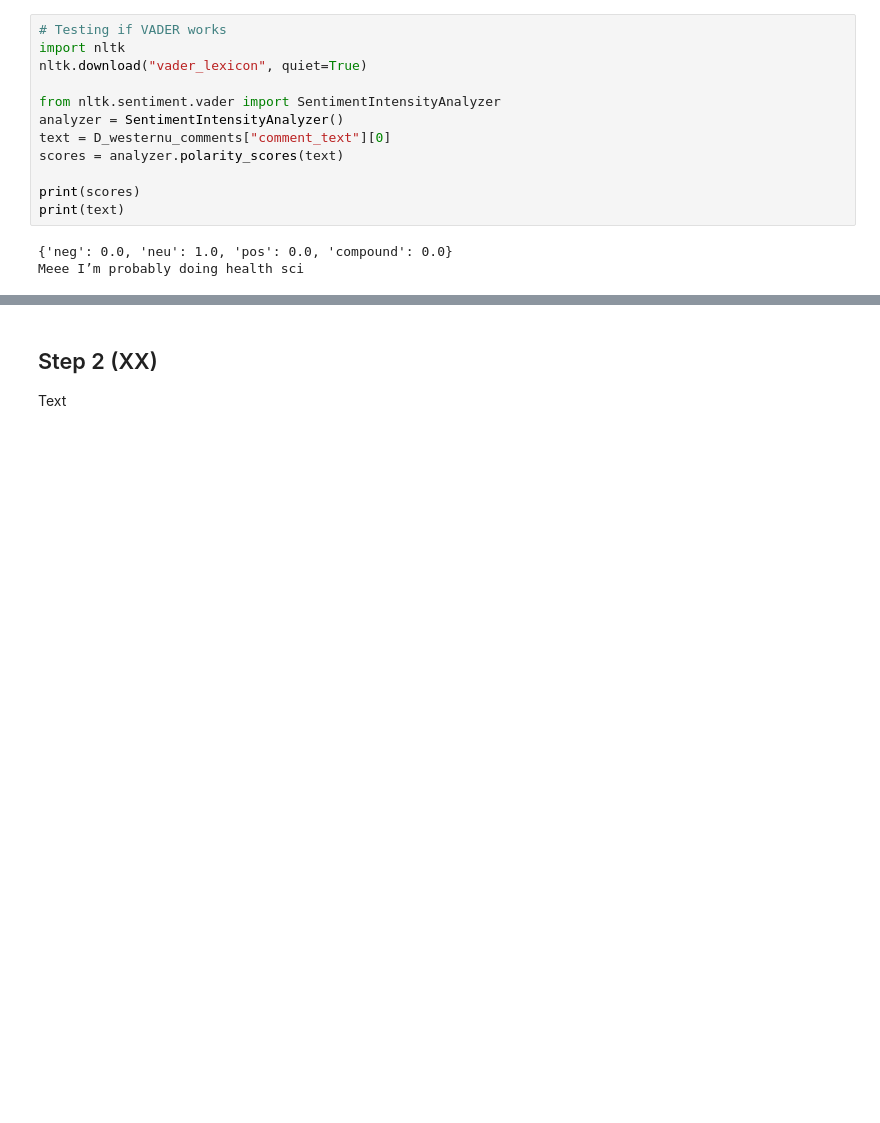
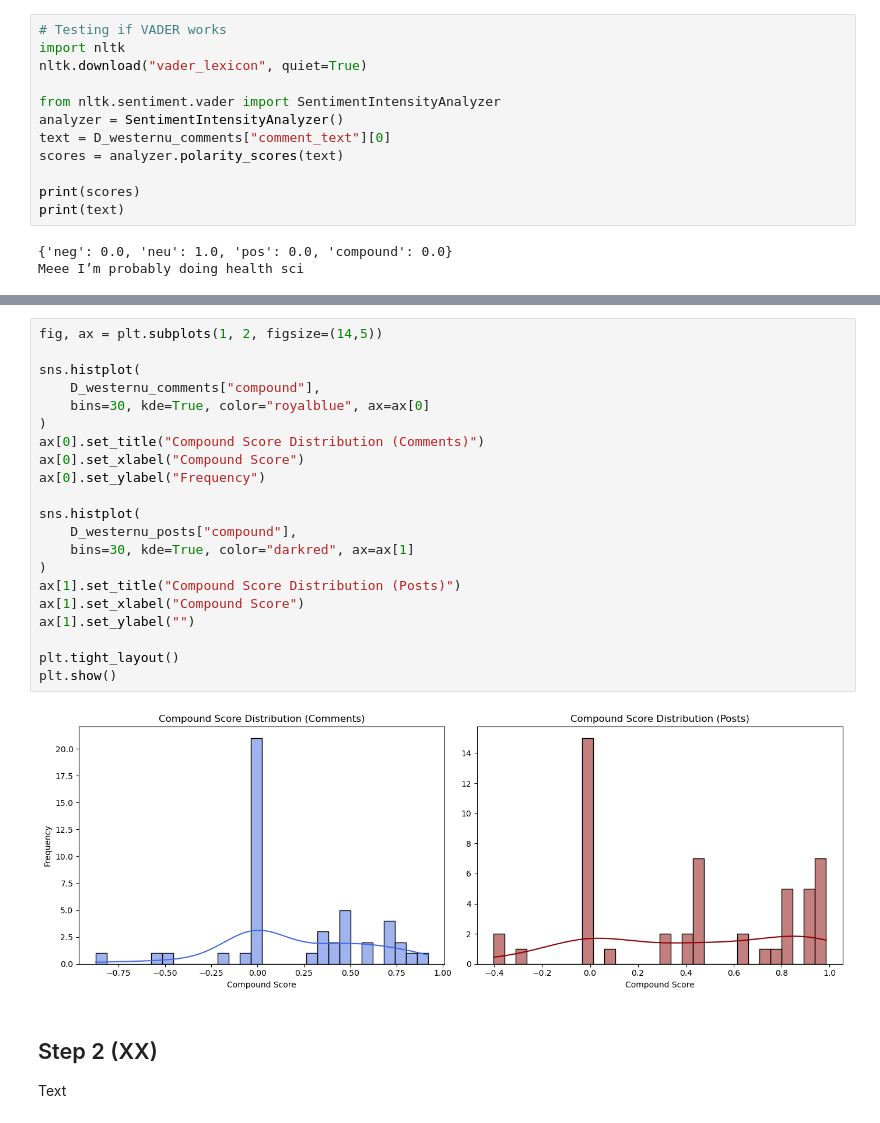
Before and after one commit to patelMaharshii/Sentimentrix, a Jupyter notebook: analysis/sentimentrix_eda.ipynb, the cells around one changed output, grey strips where cells are left out. Cells and saved outputs as stored; diff of their text form; blank space fills up the shorter version.

```diff
--- a/analysis/sentimentrix_eda.ipynb
+++ b/analysis/sentimentrix_eda.ipynb
@@ -226,3 +229,26 @@ display(D_westernu_posts.head())
+# %%
+fig, ax = plt.subplots(1, 2, figsize=(14,5))
+
+sns.histplot(
+    D_westernu_comments["compound"],
+    bins=30, kde=True, color="royalblue", ax=ax[0]
+)
+ax[0].set_title("Compound Score Distribution (Comments)")
+ax[0].set_xlabel("Compound Score")
+ax[0].set_ylabel("Frequency")
+
+sns.histplot(
+    D_westernu_posts["compound"],
+    bins=30, kde=True, color="darkred", ax=ax[1]
+)
+ax[1].set_title("Compound Score Distribution (Posts)")
+ax[1].set_xlabel("Compound Score")
+ax[1].set_ylabel("")
+
+plt.tight_layout()
+plt.show()
+# %% [output]
+[figure, added]
 # %% [markdown]
 ## Step 2 (XX)
 Text
```
Also changed, not shown: parts of 9 cells of this notebook, 3 other files.
